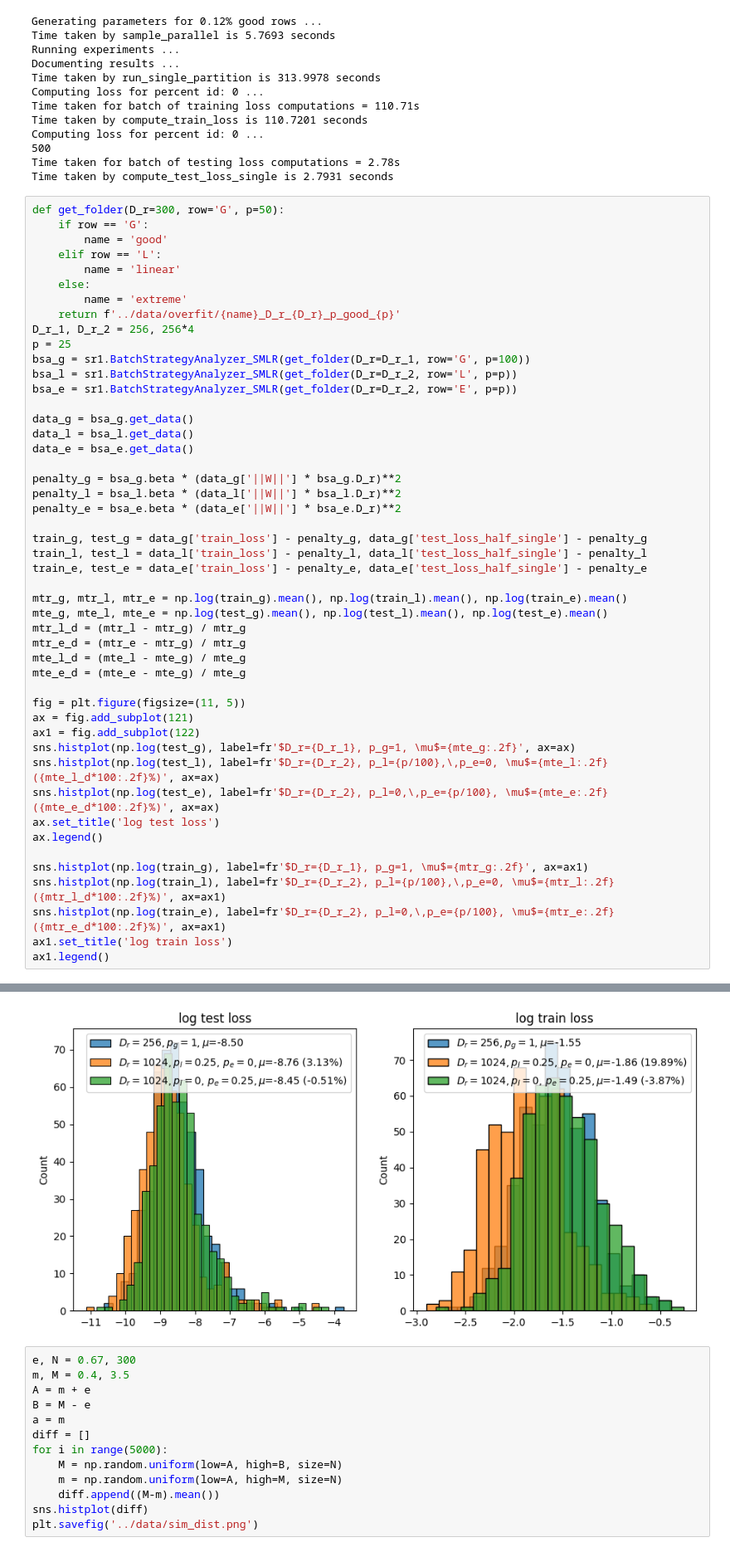
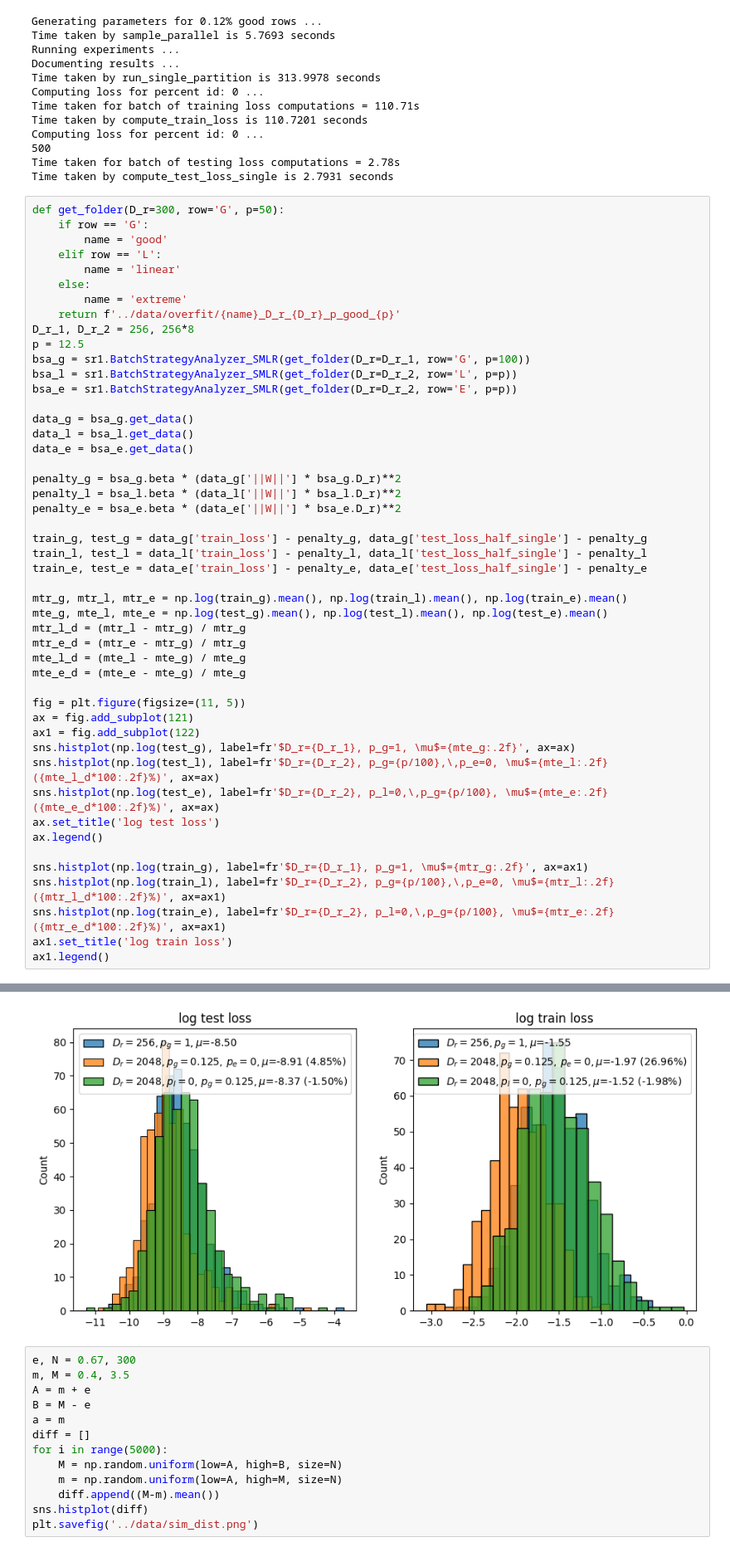
Before and after one commit to pinakm9/random-feature-map, a Jupyter notebook: notebooks/overfitting-RF.ipynb, the cells around one changed output, grey strips where cells are left out. Shown at 83% size. Cells and saved outputs as stored; diff of their text form.

```diff
--- a/notebooks/overfitting-RF.ipynb
+++ b/notebooks/overfitting-RF.ipynb
@@ -162,8 +162,8 @@ def get_folder(D_r=300, row='G', p=50):
     else:
         name = 'extreme'
     return f'../data/overfit/{name}_D_r_{D_r}_p_good_{p}'
-D_r_1, D_r_2 = 256, 256*4
-p = 25
+D_r_1, D_r_2 = 256, 256*8
+p = 12.5
 bsa_g = sr1.BatchStrategyAnalyzer_SMLR(get_folder(D_r=D_r_1, row='G', p=100))
 bsa_l = sr1.BatchStrategyAnalyzer_SMLR(get_folder(D_r=D_r_2, row='L', p=p))
 bsa_e = sr1.BatchStrategyAnalyzer_SMLR(get_folder(D_r=D_r_2, row='E', p=p))
@@ -172,38 +172,38 @@ data_g = bsa_g.get_data()
 data_l = bsa_l.get_data()
 data_e = bsa_e.get_data()
 
 penalty_g = bsa_g.beta * (data_g['||W||'] * bsa_g.D_r)**2
 penalty_l = bsa_l.beta * (data_l['||W||'] * bsa_l.D_r)**2
 penalty_e = bsa_e.beta * (data_e['||W||'] * bsa_e.D_r)**2
 
 train_g, test_g = data_g['train_loss'] - penalty_g, data_g['test_loss_half_single'] - penalty_g
 train_l, test_l = data_l['train_loss'] - penalty_l, data_l['test_loss_half_single'] - penalty_l
 train_e, test_e = data_e['train_loss'] - penalty_e, data_e['test_loss_half_single'] - penalty_e
 
 mtr_g, mtr_l, mtr_e = np.log(train_g).mean(), np.log(train_l).mean(), np.log(train_e).mean()
 mte_g, mte_l, mte_e = np.log(test_g).mean(), np.log(test_l).mean(), np.log(test_e).mean()
 mtr_l_d = (mtr_l - mtr_g) / mtr_g
 mtr_e_d = (mtr_e - mtr_g) / mtr_g
 mte_l_d = (mte_l - mte_g) / mte_g
 mte_e_d = (mte_e - mte_g) / mte_g
 
 fig = plt.figure(figsize=(11, 5))
 ax = fig.add_subplot(121)
 ax1 = fig.add_subplot(122)
 sns.histplot(np.log(test_g), label=fr'$D_r={D_r_1}, p_g=1, \mu$={mte_g:.2f}', ax=ax)
-sns.histplot(np.log(test_l), label=fr'$D_r={D_r_2}, p_l={p/100},\,p_e=0, \mu$={mte_l:.2f} ({mte_l_d*100:.2f}%)', ax=ax)
-sns.histplot(np.log(test_e), label=fr'$D_r={D_r_2}, p_l=0,\,p_e={p/100}, \mu$={mte_e:.2f} ({mte_e_d*100:.2f}%)', ax=ax)
+sns.histplot(np.log(test_l), label=fr'$D_r={D_r_2}, p_g={p/100},\,p_e=0, \mu$={mte_l:.2f} ({mte_l_d*100:.2f}%)', ax=ax)
+sns.histplot(np.log(test_e), label=fr'$D_r={D_r_2}, p_l=0,\,p_g={p/100}, \mu$={mte_e:.2f} ({mte_e_d*100:.2f}%)', ax=ax)
 ax.set_title('log test loss')
 ax.legend()
 
 sns.histplot(np.log(train_g), label=fr'$D_r={D_r_1}, p_g=1, \mu$={mtr_g:.2f}', ax=ax1)
-sns.histplot(np.log(train_l), label=fr'$D_r={D_r_2}, p_l={p/100},\,p_e=0, \mu$={mtr_l:.2f} ({mtr_l_d*100:.2f}%)', ax=ax1)
-sns.histplot(np.log(train_e), label=fr'$D_r={D_r_2}, p_l=0,\,p_e={p/100}, \mu$={mtr_e:.2f} ({mtr_e_d*100:.2f}%)', ax=ax1)
+sns.histplot(np.log(train_l), label=fr'$D_r={D_r_2}, p_g={p/100},\,p_e=0, \mu$={mtr_l:.2f} ({mtr_l_d*100:.2f}%)', ax=ax1)
+sns.histplot(np.log(train_e), label=fr'$D_r={D_r_2}, p_l=0,\,p_g={p/100}, \mu$={mtr_e:.2f} ({mtr_e_d*100:.2f}%)', ax=ax1)
 ax1.set_title('log train loss')
 ax1.legend()
 # %% [output]
 <matplotlib.legend.Legend at 0x...>
-[figure, old version]
+[figure, new version]
 # %%
 e, N = 0.67, 300
 m, M = 0.4, 3.5
```
Also changed, not shown: parts of 1 cell of this notebook, 4 other files.
